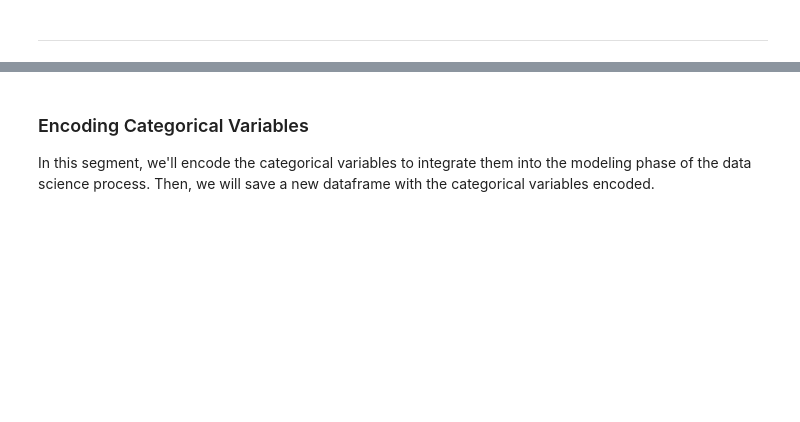
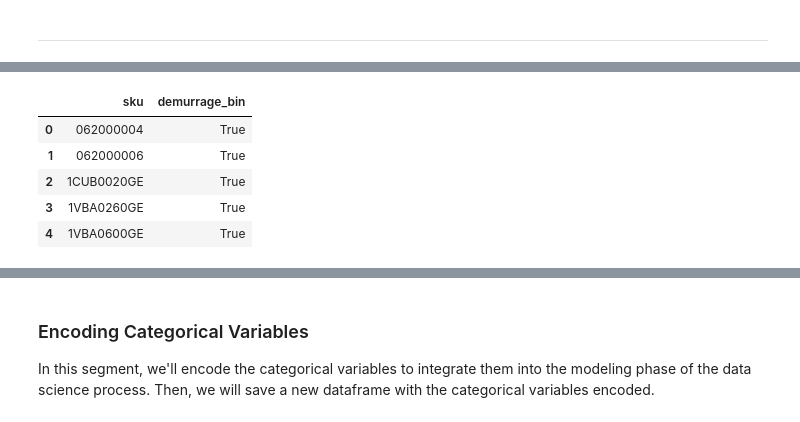
Before and after one commit to ayozmi/ai-logistics, a Jupyter notebook: notebooks/ShipCostPredictor/4_Feature_Engineering.ipynb, the cells around one changed output, grey strips where cells are left out. Saved outputs shown, nothing was run; the diff lists cells and outputs as text; code cells hidden in the pictures; blank space fills up the shorter version.

```diff
--- a/notebooks/ShipCostPredictor/4_Feature_Engineering.ipynb
+++ b/notebooks/ShipCostPredictor/4_Feature_Engineering.ipynb
@@ -127,0 +127,9 @@ memory usage: 322.0+ KB
+# %%
+classification_df.head()
+# %% [output]
+|  | sku | demurrage_bin |
+| 0 | 062000004 | True |
+| 1 | 062000006 | True |
+| 2 | 1CUB0020GE | True |
+| 3 | 1VBA0260GE | True |
+| 4 | 1VBA0600GE | True |
```
Also changed, not shown: parts of 23 cells of this notebook, 30 other files.
